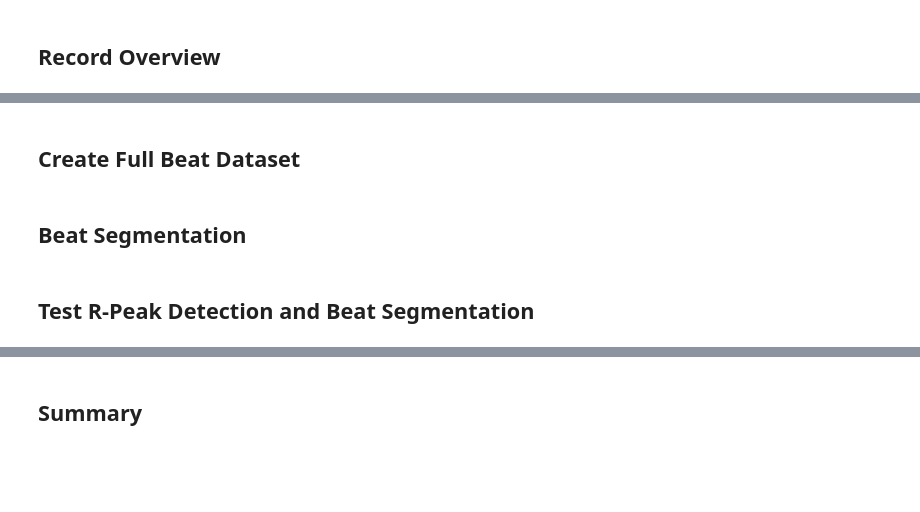
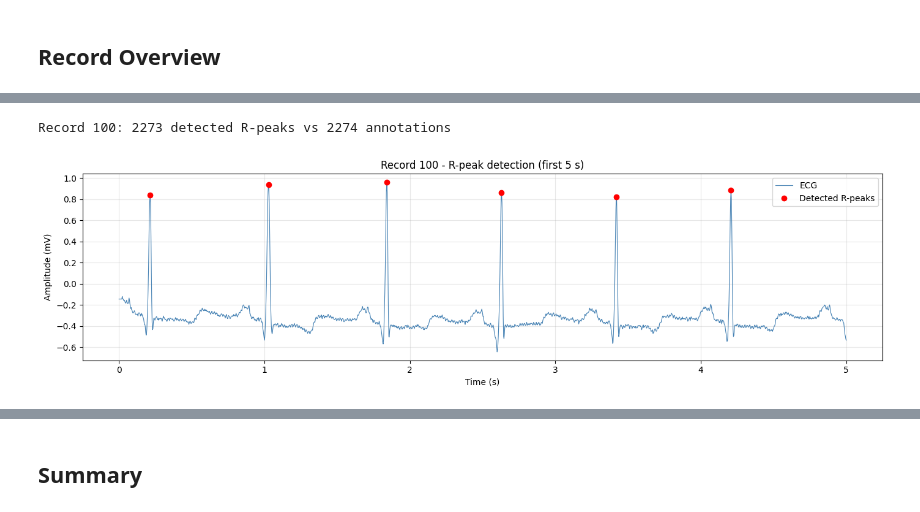
Before and after one commit to ValTal5/mitbih-anomaly-detection, a Jupyter notebook: notebooks/01_data_exploration.ipynb, the cells around one changed output, grey strips where cells are left out. Saved outputs shown, nothing was run; the diff lists cells and outputs as text; code cells hidden in the pictures; blank space fills up the shorter version.

```diff
--- a/notebooks/01_data_exploration.ipynb
+++ b/notebooks/01_data_exploration.ipynb
@@ -54,31 +182,27 @@ Loaded 0 records
 # %%
-from config import FS, HALF_WINDOW, BEAT_LEN
+record = records[0]
+signal = record["signal"][:, 0]
+r_peaks = find_r_peaks(signal, fs=config.FS)
 
-# Test on first record
-if records:
-    record = records[0]
-    signal = record['signal'][:, 0]
+print(f"Record {record['record']}: "
+      f"{len(r_peaks)} detected R-peaks vs {len(record['anno_sample'])} annotations")
 
-    # Find R-peaks
-    r_peaks = find_r_peaks(signal, fs=FS)
-    print(f"Found {len(r_peaks)} R-peaks in record {record['record']}")
-    print(f"R-peak indices (first 10): {r_peaks[:10]}")
+time_axis = np.arange(len(signal)) / config.FS
+mask = time_axis <= 5
+peak_t = r_peaks / config.FS
+peak_mask = peak_t <= 5
 
-    # Plot signal with detected R-peaks
-    plt.figure(figsize=(14, 5))
-    time_axis = np.arange(len(signal)) / FS
-
-    plt.plot(time_axis, signal, lw=0.5, color='steelblue', label='ECG Signal')
-    plt.plot(time_axis[r_peaks], signal[r_peaks], 'ro', markersize=6, label='Detected R-peaks')
-
-    # Also plot annotations
-    for sample in record['anno_sample'][:20]:
-        plt.axvline(sample / FS, color='green', alpha=0.3, linewidth=0.5)
-
-    plt.xlabel('Time (seconds)')
-    plt.ylabel('Amplitude (mV)')
-    plt.title(f'Record {record["record"]} - R-peak Detection')
-    plt.legend()
-    plt.grid(True, alpha=0.3)
-    plt.tight_layout()
-    plt.show()
+plt.figure(figsize=(14, 4))
+plt.plot(time_axis[mask], signal[mask], lw=0.8, color="steelblue", label="ECG")
+plt.plot(peak_t[peak_mask], signal[r_peaks][peak_mask], "ro", ms=6,
+         label="Detected R-peaks")
+plt.xlabel("Time (s)")
+plt.ylabel("Amplitude (mV)")
+plt.title(f"Record {record['record']} - R-peak detection (first 5 s)")
+plt.legend()
+plt.grid(True, alpha=0.3)
+plt.tight_layout()
+plt.show()
+# %% [output]
+Record 100: 2273 detected R-peaks vs 2274 annotations
+[figure, added]
@@ -141,2 +208,0 @@ if records:
-# %% [markdown]
-## Create Full Beat Dataset
@@ -169,4 +208,0 @@ if records and len(r_peaks) > 0:
-# %% [markdown]
-## Beat Segmentation
-# %% [markdown]
-## Test R-Peak Detection and Beat Segmentation
```
Also changed, not shown: parts of 36 cells of this notebook, 5 other files.
